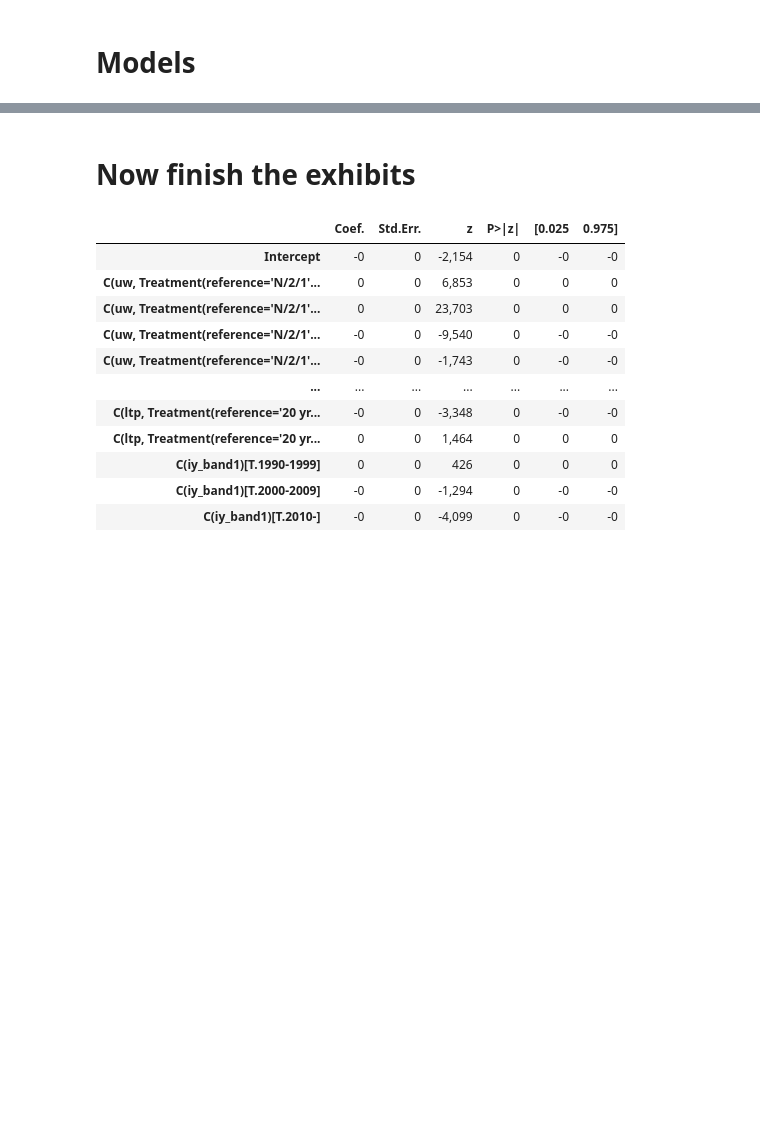
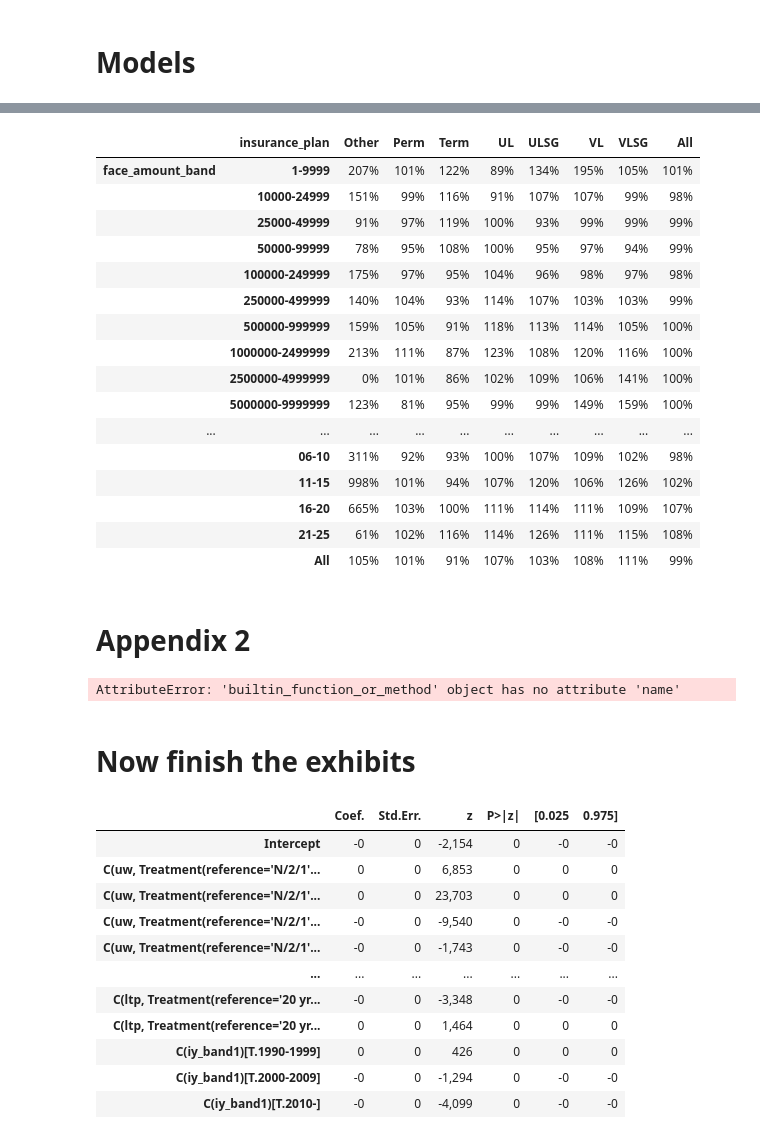
Before and after one commit to SOA-ILEC-Demo/ILECTools, a Jupyter notebook: sample_notebooks/Beyond_Actual_to_Table.ipynb, the cells around one changed output, grey strips where cells are left out. Drawn from its saved outputs; the diff is of its cells as text; code cells hidden in the pictures; blank space fills up the shorter version.

Commit message:
multiindex largely purged, some utility functions, camelcase also purged, more PEP8

```diff
--- a/sample_notebooks/Beyond_Actual_to_Table.ipynb
+++ b/sample_notebooks/Beyond_Actual_to_Table.ipynb
@@ -164,3 +200,29 @@ True
+# %%
+get_exhibit_g(m.fit.model.data.frame, 'amount', 'model')
+# %% [output]
+|  | insurance_plan | Other | Perm | Term | UL | ULSG | VL | VLSG | All |
+| face_amount_band | 1-9999 | 207% | 101% | 122% | 89% | 134% | 195% | 105% | 101% |
+|  | 10000-24999 | 151% | 99% | 116% | 91% | 107% | 107% | 99% | 98% |
+|  | 25000-49999 | 91% | 97% | 119% | 100% | 93% | 99% | 99% | 99% |
+|  | 50000-99999 | 78% | 95% | 108% | 100% | 95% | 97% | 94% | 99% |
+|  | 100000-249999 | 175% | 97% | 95% | 104% | 96% | 98% | 97% | 98% |
+|  | 250000-499999 | 140% | 104% | 93% | 114% | 107% | 103% | 103% | 99% |
+|  | 500000-999999 | 159% | 105% | 91% | 118% | 113% | 114% | 105% | 100% |
+|  | 1000000-2499999 | 213% | 111% | 87% | 123% | 108% | 120% | 116% | 100% |
+|  | 2500000-4999999 | 0% | 101% | 86% | 102% | 109% | 106% | 141% | 100% |
+|  | 5000000-9999999 | 123% | 81% | 95% | 99% | 99% | 149% | 159% | 100% |
+| ... | ... | ... | ... | ... | ... | ... | ... | ... | ... |
+|  | 06-10 | 311% | 92% | 93% | 100% | 107% | 109% | 102% | 98% |
+|  | 11-15 | 998% | 101% | 94% | 107% | 120% | 106% | 126% | 102% |
+|  | 16-20 | 665% | 103% | 100% | 111% | 114% | 111% | 109% | 107% |
+|  | 21-25 | 61% | 102% | 116% | 114% | 126% | 111% | 115% | 108% |
+|  | All | 105% | 101% | 91% | 107% | 103% | 108% | 111% | 99% |
+# %% [markdown]
+# Appendix 2
+# %%
+m.factorAnalysisExhibit('insurance_plan')
+# %% [output]
+AttributeError: 'builtin_function_or_method' object has no attribute 'name'
 # %% [markdown]
 # Now finish the exhibits
 # %%
```
Also changed, not shown: parts of 24 cells of this notebook, 1 other file.
